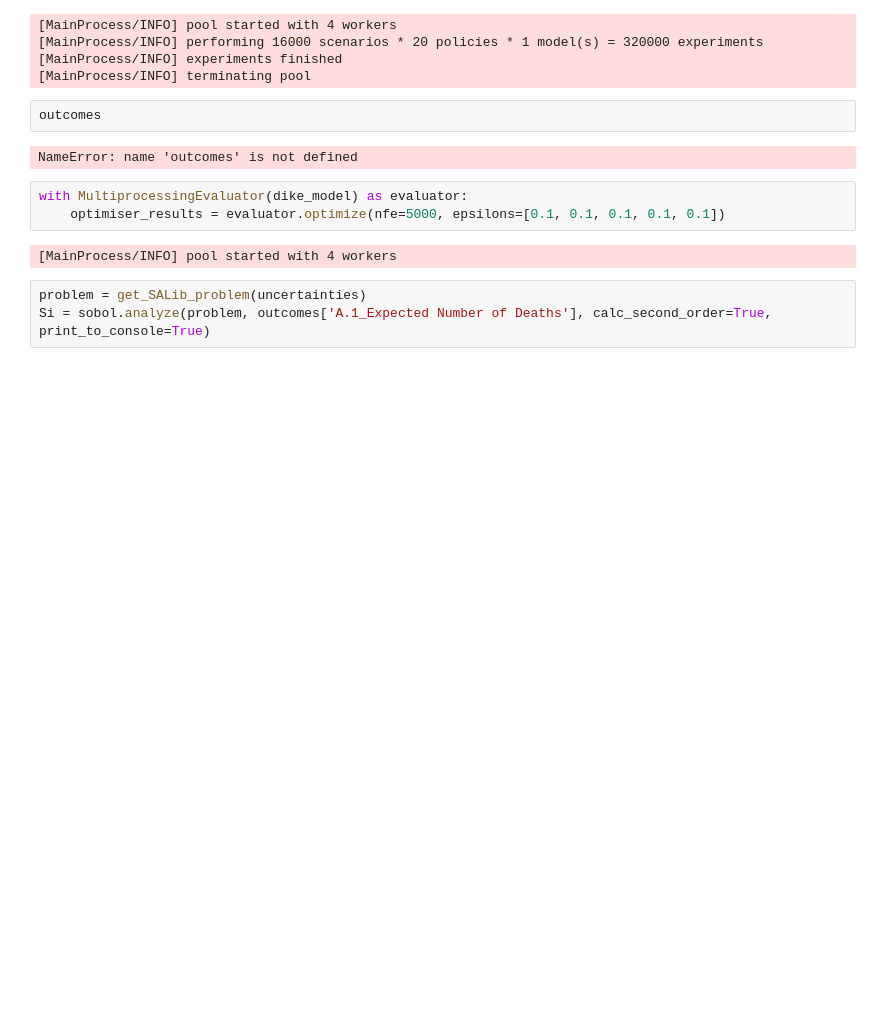
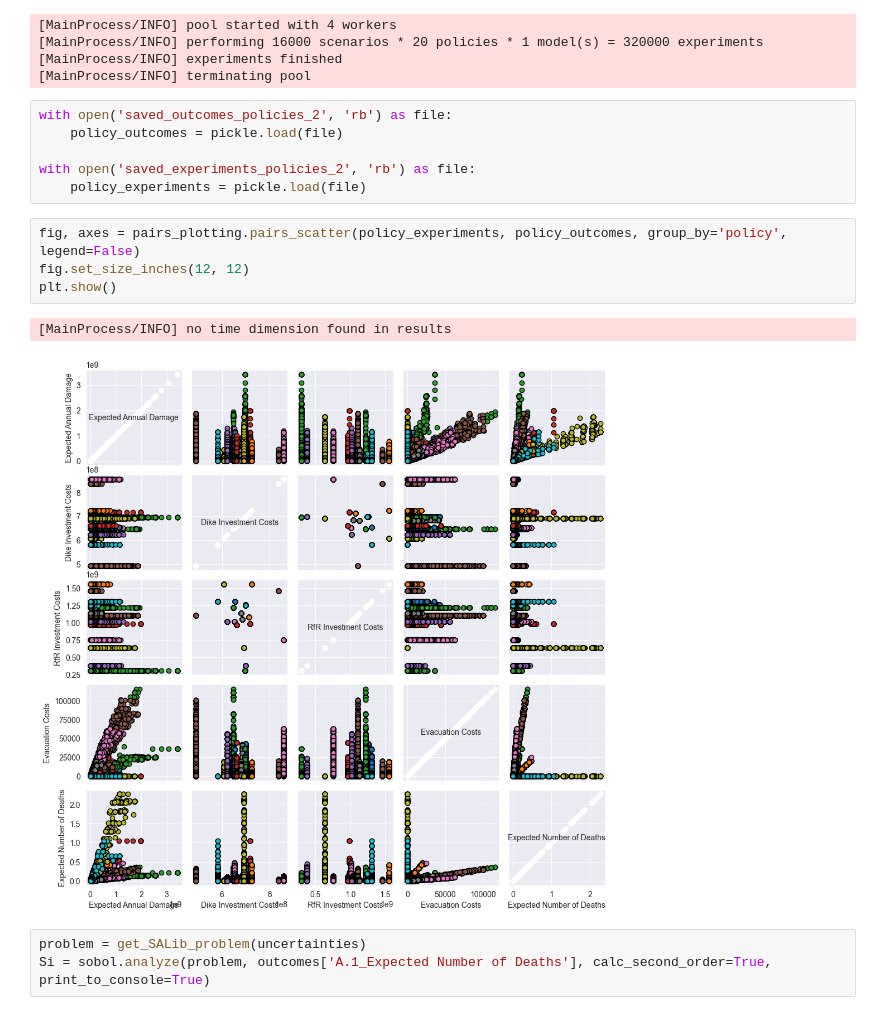
Before and after one commit to jeroenvantil/epa141A_open, a Jupyter notebook: final assignment/Problem Formulations.ipynb, the cells around one changed output. Cells and saved outputs as stored; diff of their text form; blank space fills up the shorter version.

Commit message:
Open Exploration en Sensitivity Analysis nieuwe indeling

```diff
--- a/final assignment/Problem Formulations.ipynb
+++ b/final assignment/Problem Formulations.ipynb
@@ -132,15 +134,19 @@ with open('saved_outcomes_policies_2', 'wb') as f:
 [MainProcess/INFO] performing 16000 scenarios * 20 policies * 1 model(s) = 320000 experiments
 [MainProcess/INFO] experiments finished
 [MainProcess/INFO] terminating pool
-# %%
-outcomes
-# %% [output]
-NameError: name 'outcomes' is not defined
-# %%
-with MultiprocessingEvaluator(dike_model) as evaluator:
-    optimiser_results = evaluator.optimize(nfe=5000, epsilons=[0.1, 0.1, 0.1, 0.1, 0.1])
-# %% [output]
-[MainProcess/INFO] pool started with 4 workers
+# %%
+with open('saved_outcomes_policies_2', 'rb') as file:
+    policy_outcomes = pickle.load(file)
+
+with open('saved_experiments_policies_2', 'rb') as file:
+    policy_experiments = pickle.load(file)
+# %%
+fig, axes = pairs_plotting.pairs_scatter(policy_experiments, policy_outcomes, group_by='policy', legend=False)
+fig.set_size_inches(12, 12)
+plt.show()
+# %% [output]
+[MainProcess/INFO] no time dimension found in results
+[figure, added]
 # %%
 problem = get_SALib_problem(uncertainties)
 Si = sobol.analyze(problem, outcomes['A.1_Expected Number of Deaths'], calc_second_order=True, print_to_console=True)
```
Also changed, not shown: parts of 2 cells of this notebook, 1 other file.
